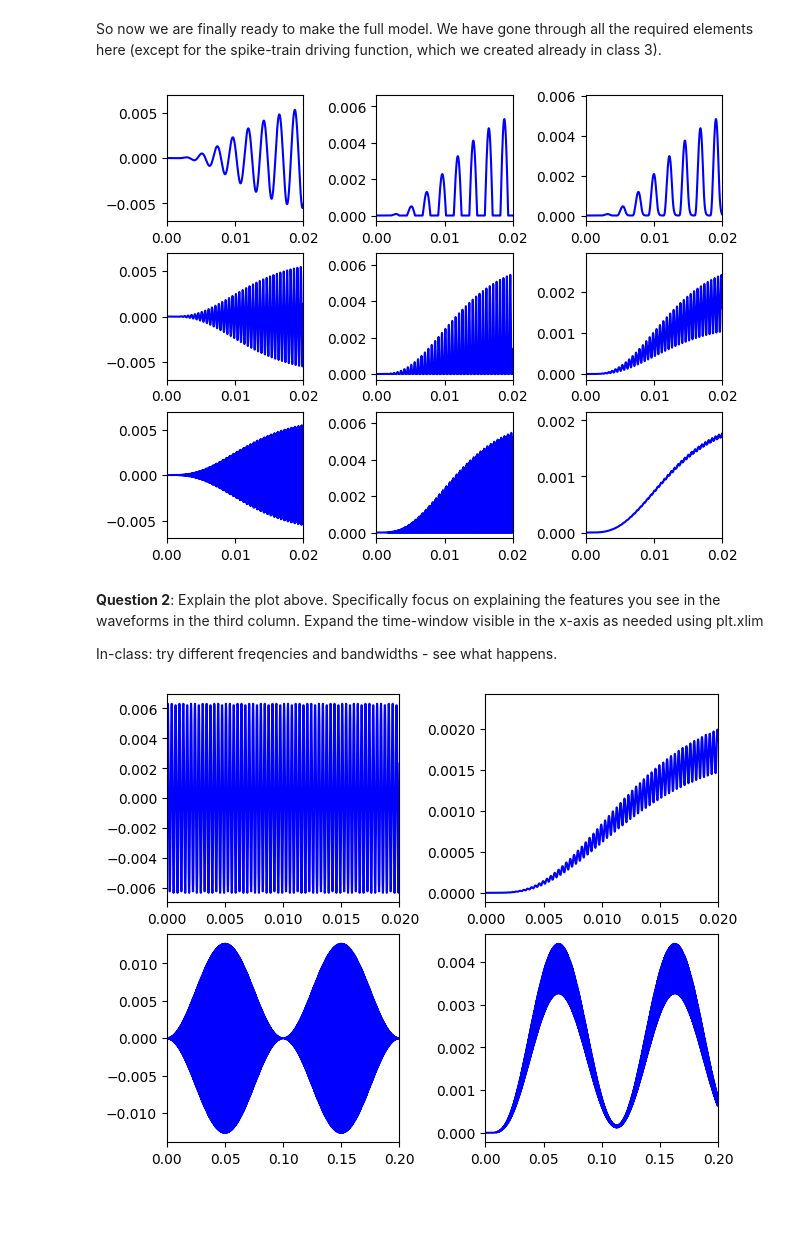
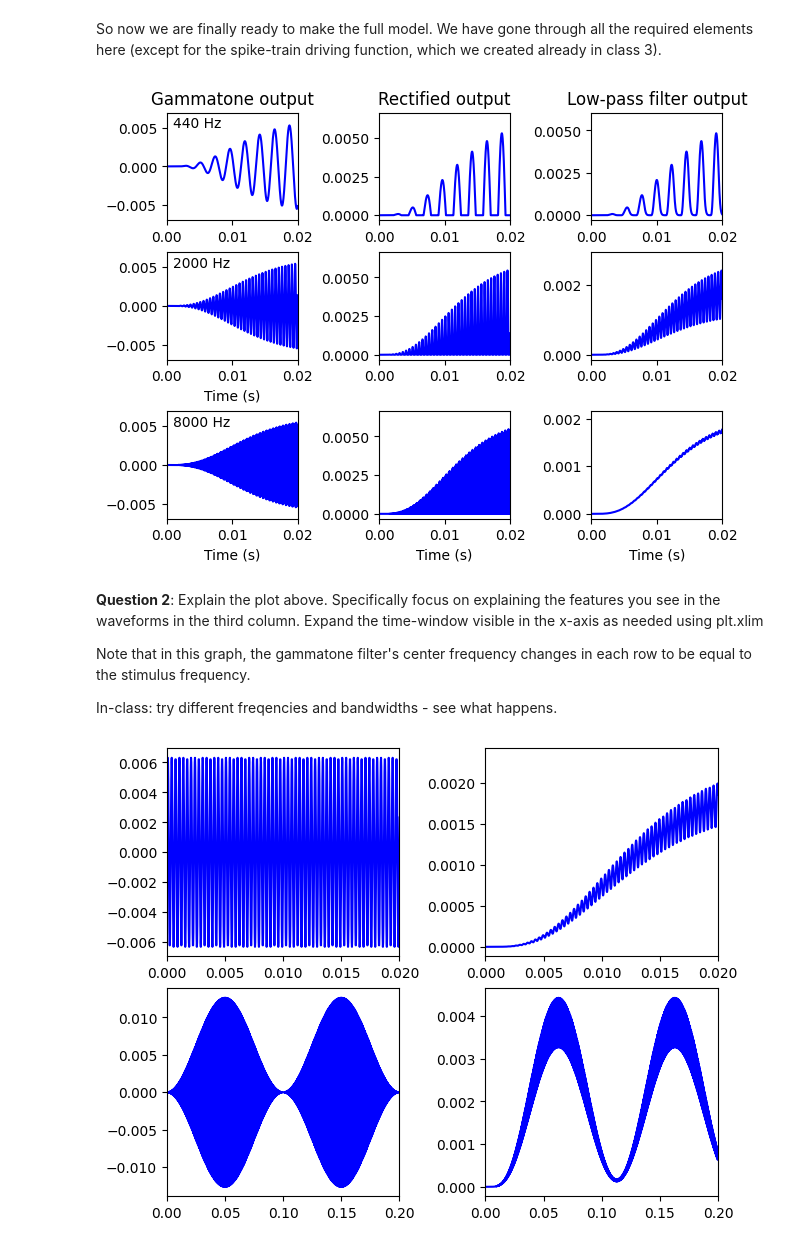
Before and after one commit to bsureshkrishna/qlsc600_2023, a Jupyter notebook: lec4Auditory.ipynb, the cells around one changed output. Cells and saved outputs as stored; diff of their text form; code cells hidden in the pictures; blank space fills up the shorter version.

```diff
--- a/lec4Auditory.ipynb
+++ b/lec4Auditory.ipynb
@@ -200,37 +200,49 @@ import copy
 
 def fullmodel(signal, fs, gammatone_centerfreq=440, gammatone_b=50, lowpass_b=2000, spikesout=0, numtrials=20, Rmult=3000):
     #this takes in any signal and returns either an auditory nerve rate-function or spike-train
     gammatone_timeax=np.arange(0,0.5,1/fs) #500 ms duration should be more than enough.
     gammatone_impresp=generate_gammatone(gammatone_timeax,f=gammatone_centerfreq, b=gammatone_b)
     gammatone_output=np.convolve(signal,gammatone_impresp)
     rectified_output=copy.deepcopy(gammatone_output); rectified_output[rectified_output<=0]=0
     lowpass_impresp=lowpass_create()
     lowpass_output=np.convolve(rectified_output,lowpass_impresp)
     if spikesout==0:
         return lowpass_output, rectified_output, gammatone_output
     else:
         return simulate_inhomogeneous_poisson((1/fs)*np.arange(0,len(lowpass_output)), Rmult*lowpass_output, numtrials)
 
 spl=50 #in decibels
 freqs=[440,2000,8000] #in hz
 t=np.arange(0,1,1/fs) #1 seconds
 
 fig, axs = plt.subplots(len(freqs), 3, layout='constrained')
 
 for idx,f in enumerate(freqs):
   signal=generate_tone(t,spl,f)
   lowpass_output, rectified_output, gammatone_output = fullmodel(signal,fs, gammatone_centerfreq=f) #not getting spike-train output
   plt.sca(axs[idx,0]); timeplot(gammatone_output,fs); plt.xlim([0,0.02])
   plt.sca(axs[idx,1]); timeplot(rectified_output,fs); plt.xlim([0,0.02])
   plt.sca(axs[idx,2]); timeplot(lowpass_output,fs); plt.xlim([0,0.02])
+  if idx==0:
+    plt.sca(axs[idx,0]);plt.title('Gammatone output');plt.annotate('440 Hz',(0.001,0.005))
+    plt.sca(axs[idx,1]);plt.title('Rectified output')
+    plt.sca(axs[idx,2]);plt.title('Low-pass filter output')
+  if idx==1:
+    plt.sca(axs[idx,0]);plt.xlabel('Time (s)');plt.annotate('2000 Hz',(0.001,0.005))
+  if idx==2:
+    plt.sca(axs[idx,0]);plt.xlabel('Time (s)');plt.annotate('8000 Hz',(0.001,0.005))
+    plt.sca(axs[idx,1]);plt.xlabel('Time (s)');
+    plt.sca(axs[idx,2]);plt.xlabel('Time (s)');
 
 
 plt.show()
 # %% [output]
-[figure, old version]
+[figure, new version]
 # %% [markdown]
 **Question 2**: Explain the plot above. Specifically focus on explaining the features you see in the waveforms in the third column. Expand the time-window visible in the x-axis as needed using plt.xlim
 
+Note that in this graph, the gammatone filter's center frequency changes in each row to be equal to the stimulus frequency.
+
 In-class: try different freqencies and bandwidths - see what happens.
 # %%
 spl=50 #in decibels
```
Also changed, not shown: parts of 4 cells of this notebook.
